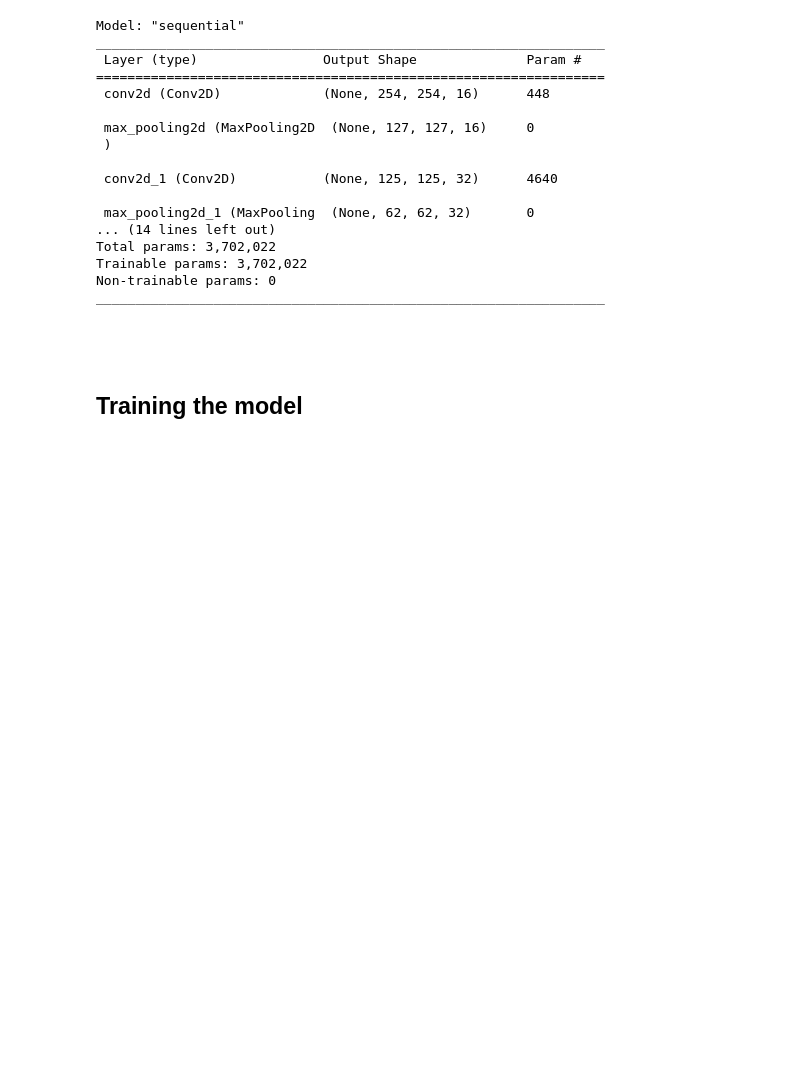
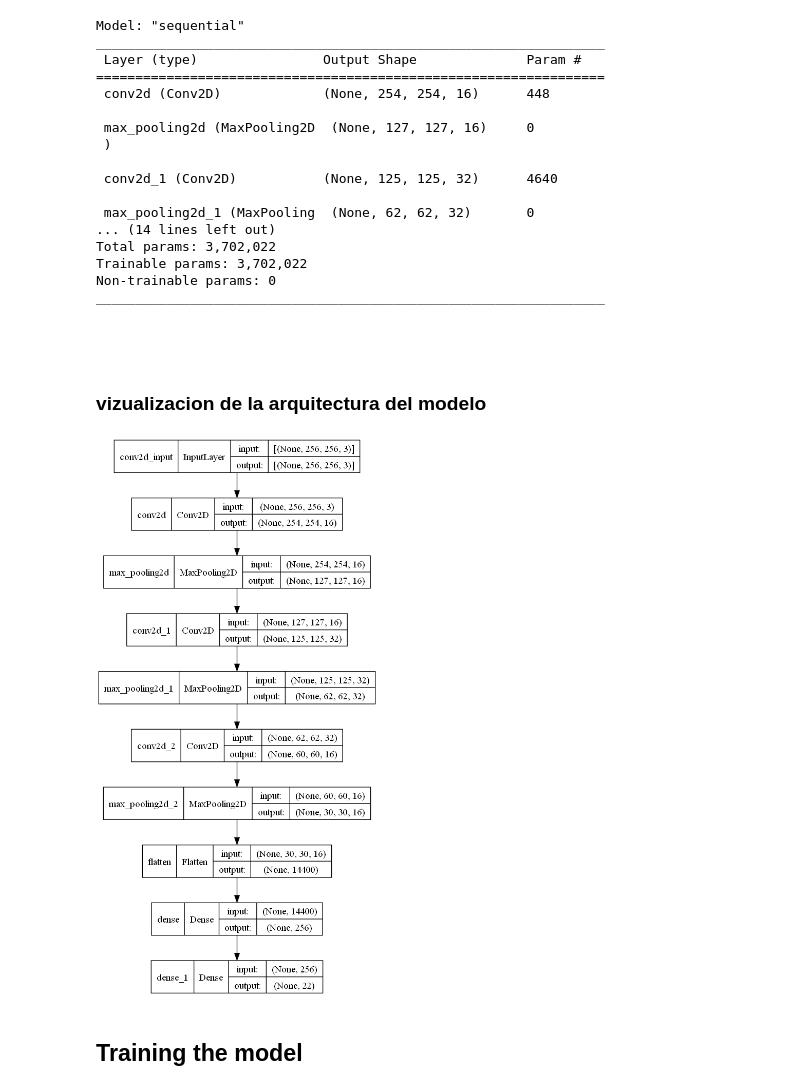
Before and after one commit to Lucasamorales/Computer_vision, a Jupyter notebook: image_clasification.ipynb, the cells around one changed output. Drawn from its saved outputs; the diff is of its cells as text; code cells hidden in the pictures; blank space fills up the shorter version.

Commit message:
some vizualizations for control results

```diff
--- a/image_clasification.ipynb
+++ b/image_clasification.ipynb
@@ -161,6 +218,21 @@ Non-trainable params: 0
 _________________________________________________________________
 # %% [markdown]
 ###
+# %% [markdown]
+### vizualizacion de la arquitectura del modelo
+# %%
+from tensorflow.keras.utils import plot_model
+
+# Visualiza la arquitectura del modelo
+directory = 'model architecture'
+if not os.path.exists(directory):
+    os.makedirs(directory)
+
+plot_model(model, to_file=f'{directory}/controlModel.png', show_shapes=True)
+
+# Este código guardará la imagen del modelo en el sistema de archivos
+# %% [output]
+[figure, added]
 # %% [markdown]
 ## Training the model
 # %%
```
Also changed, not shown: parts of 22 cells of this notebook, 8 other files.
